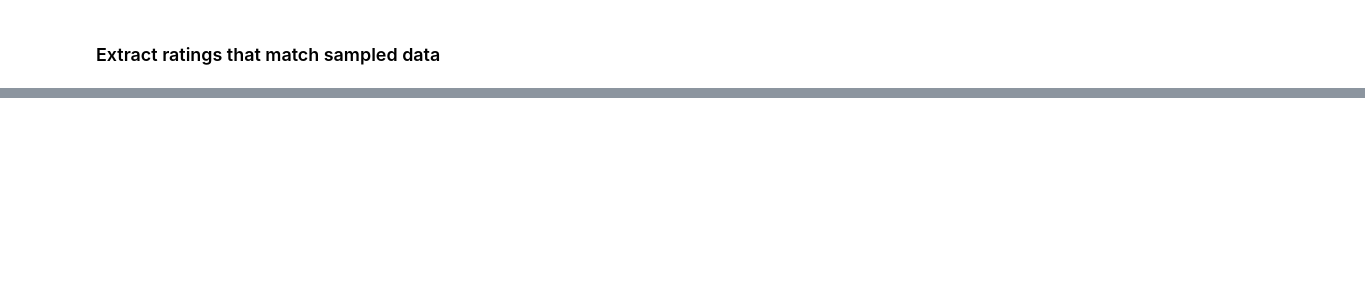
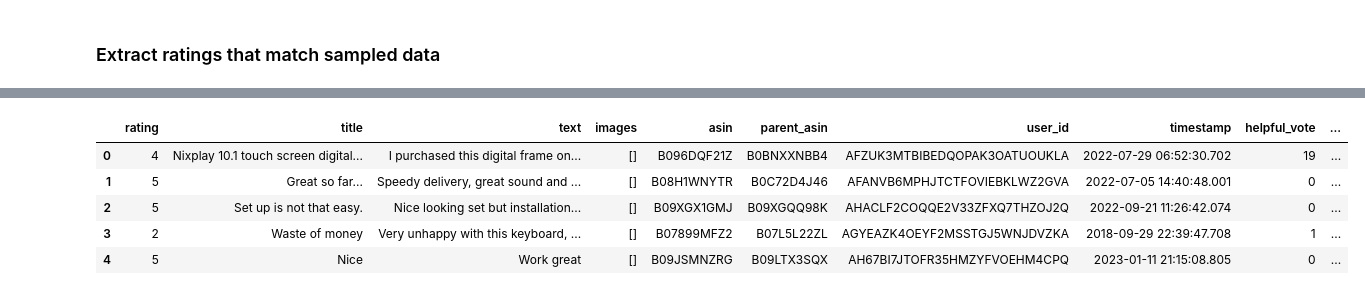
Before and after one commit to wasanthag/ai_engineering_boot_camp, a Jupyter notebook: notebooks/week_1/01-explore-amazon-dataset.ipynb, the cells around one changed output, grey strips where cells are left out. Saved outputs shown, nothing was run; the diff lists cells and outputs as text; code cells hidden in the pictures; blank space fills up the shorter version.

```diff
--- a/notebooks/week_1/01-explore-amazon-dataset.ipynb
+++ b/notebooks/week_1/01-explore-amazon-dataset.ipynb
@@ -147,0 +249,11 @@ with gzip.open("../../data/Electronics.jsonl.gz", 'r') as fp:
+# %%
+df = pd.read_json("../../data/Electornics_2022_2023_with_category_ratings_100_sample_1000.jsonl", lines=True)
+# %%
+df.head()
+# %% [output]
+|  | rating | title | text | images | asin | parent_asin | user_id | timestamp | helpful_vote | ... |
+| 0 | 4 | Nixplay 10.1 touch screen digital... | I purchased this digital frame on... | [] | B096DQF21Z | B0BNXXNBB4 | AFZUK3MTBIBEDQOPAK3OATUOUKLA | 2022-07-29 06:52:30.702 | 19 | ... |
+| 1 | 5 | Great so far... | Speedy delivery, great sound and ... | [] | B08H1WNYTR | B0C72D4J46 | AFANVB6MPHJTCTFOVIEBKLWZ2GVA | 2022-07-05 14:40:48.001 | 0 | ... |
+| 2 | 5 | Set up is not that easy. | Nice looking set but installation... | [] | B09XGX1GMJ | B09XGQQ98K | AHACLF2COQQE2V33ZFXQ7THZOJ2Q | 2022-09-21 11:26:42.074 | 0 | ... |
+| 3 | 2 | Waste of money | Very unhappy with this keyboard, ... | [] | B07899MFZ2 | B07L5L22ZL | AGYEAZK4OEYF2MSSTGJ5WNJDVZKA | 2018-09-29 22:39:47.708 | 1 | ... |
+| 4 | 5 | Nice | Work great | [] | B09JSMNZRG | B09LTX3SQX | AH67BI7JTOFR35HMZYFVOEHM4CPQ | 2023-01-11 21:15:08.805 | 0 | ... |
```
Also changed, not shown: parts of 15 cells of this notebook, 4 other files.
